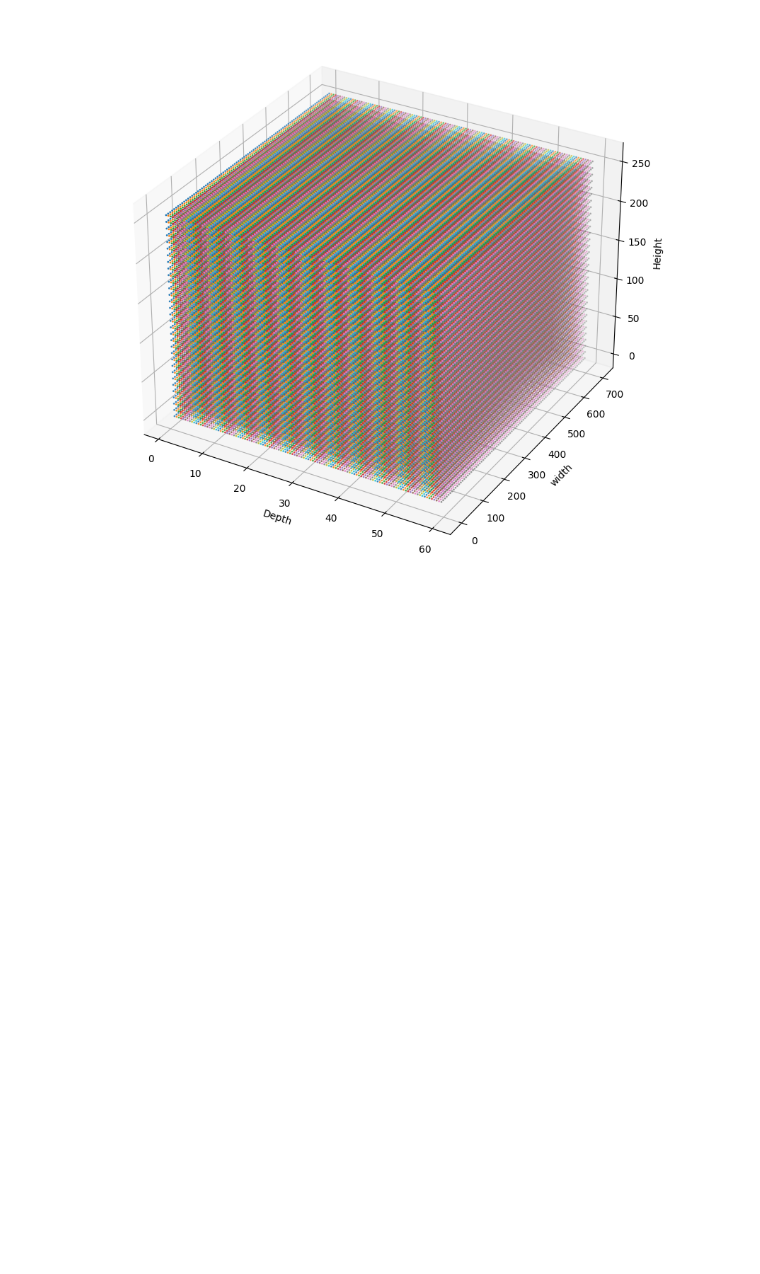
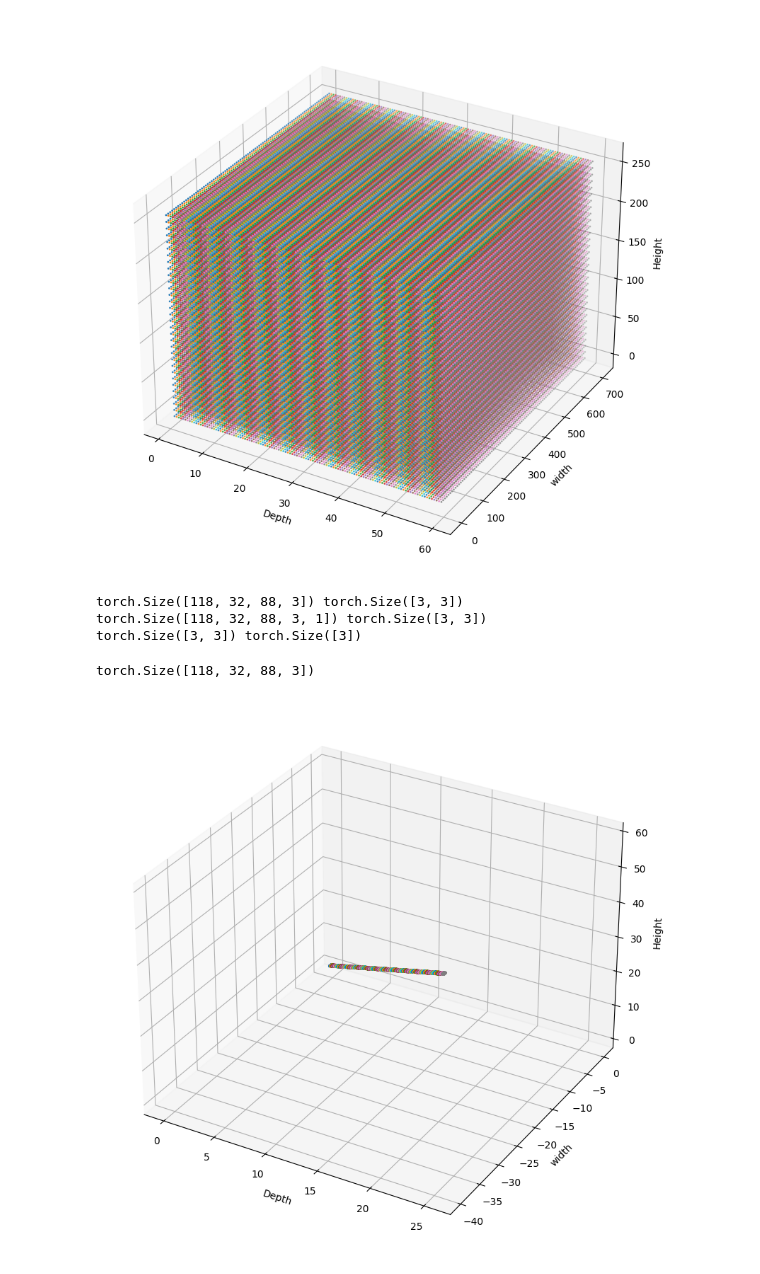
Before and after one commit to shouxieai/bevfusion_02hero, a Jupyter notebook: workspace/06Explain_create_frustum/06create_frustum.ipynb, the cells around one changed output. Cells and saved outputs as stored; diff of their text form; code cells hidden in the pictures; blank space fills up the shorter version.

```diff
--- a/workspace/06Explain_create_frustum/06create_frustum.ipynb
+++ b/workspace/06Explain_create_frustum/06create_frustum.ipynb
@@ -240,3 +242,41 @@ for d_index in range(D):
 plt.show()
 # %% [output]
 [figure]
+# %%
+print(points.shape, intrins.shape)
+print(points.unsqueeze(-1).shape, intrins.shape)
+print(camera2lidar_rots.shape, camera2lidar_trans.shape)
+# %% [output]
+torch.Size([118, 32, 88, 3]) torch.Size([3, 3])
+torch.Size([118, 32, 88, 3, 1]) torch.Size([3, 3])
+torch.Size([3, 3]) torch.Size([3])
+# %%
+combine = camera2lidar_rots.matmul(torch.inverse(intrins))
+points_new = combine.matmul(points.unsqueeze(-1)).squeeze()
+points_new += camera2lidar_trans
+print(points_new.shape)
+
+# points_new = torch.inverse(intrins).matmul(points.unsqueeze(-1)).squeeze()
+# %% [output]
+torch.Size([118, 32, 88, 3])
+# %%
+"""
+首先理解xs ys  ds的含义
+"""
+fig = plt.figure(figsize=(10, 10))
+ax = fig.add_subplot(111, projection="3d")
+ax.set_xlabel('Depth')
+ax.set_ylabel('width')
+ax.set_zlabel('Height')
+
+D, H, W, coor = points_new.shape
+for d_index in range(D):
+    points_dIdx = points_new[d_index]
+    points_dIdx = points_dIdx.reshape(-1, 3)
+
+    x, y, d = points_dIdx.T
+
+    ax.scatter(d, x, y, marker="o", s=1)
+plt.show()
+# %% [output]
+[figure, added]
```
Also changed, not shown: parts of 6 cells of this notebook, 9 other files.
